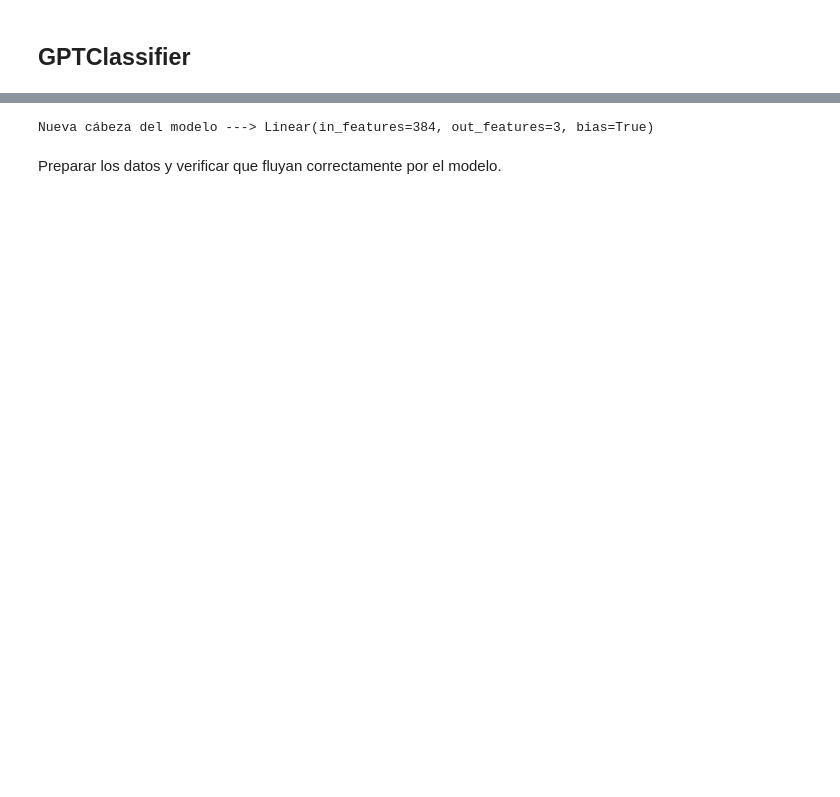
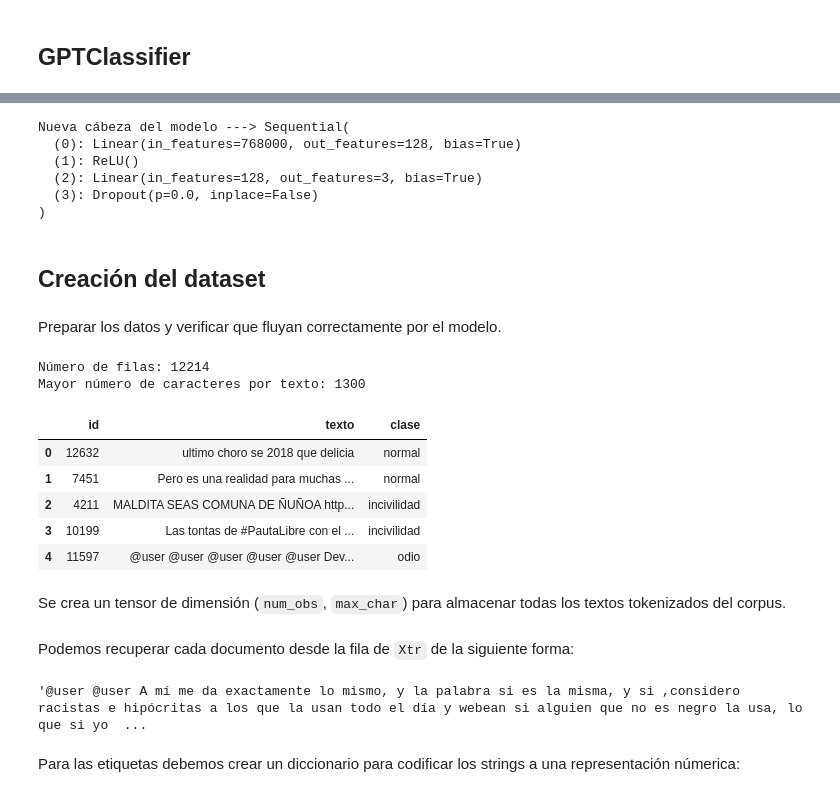
Before and after one commit to alcazar90/gpt-sentiment, a Jupyter notebook: model-usage.ipynb, the cells around one changed output, grey strips where cells are left out. Drawn from its saved outputs; the diff is of its cells as text; code cells hidden in the pictures; blank space fills up the shorter version.

Commit message:
Update GPTClassifier, add dataset class, & training

```diff
--- a/model-usage.ipynb
+++ b/model-usage.ipynb
@@ -80,7 +116,7 @@ Cargar tokenizador y crear funciones `encode` y `decode`:
 model.eval()
 model.to(device)
 
-with open('./data/by_char/meta.pkl', 'rb') as f:
+with open('./data/extended_by_char/meta.pkl', 'rb') as f:
     meta = pickle.load(f)
     vocab_size = meta['vocab_size']
     itos = meta['itos']
@@ -157,7 +203,36 @@ class GPTClassifier(nn.Module):
 # %%
 clf = GPTClassifier(model, n_classes=3, freeze=True)
-print(f"Nueva cábeza del modelo ---> {clf.gpt_backbone.lm_head}")
+clf.to(device)
+print(f"Nueva cábeza del modelo ---> {clf.lm_head}")
 # %% [output]
-Nueva cábeza del modelo ---> Linear(in_features=384, out_features=3, bias=True)
+Nueva cábeza del modelo ---> Sequential(
+  (0): Linear(in_features=768000, out_features=128, bias=True)
+  (1): ReLU()
+  (2): Linear(in_features=128, out_features=3, bias=True)
+  (3): Dropout(p=0.0, inplace=False)
+)
+# %% [markdown]
+## Creación del dataset
 # %% [markdown]
 Preparar los datos y verificar que fluyan correctamente por el modelo.
+# %%
+import pandas as pd
+
+train_df = pd.read_csv('./data/train.tsv', sep='\t')
+num_obs = train_df.shape[0]
+max_char = train_df.texto.str.len().max()
+print(f"Número de filas: {num_obs}")
+print(f"Mayor número de caracteres por texto: {max_char}")
+train_df.head()
+# %% [output]
+Número de filas: 12214
+Mayor número de caracteres por texto: 1300
+|  | id | texto | clase |
+| 0 | 12632 | ultimo choro se 2018 que delicia | normal |
+| 1 | 7451 | Pero es una realidad para muchas ... | normal |
+| 2 | 4211 | MALDITA SEAS COMUNA DE ÑUÑOA http... | incivilidad |
+| 3 | 10199 | Las tontas de #PautaLibre con el ... | incivilidad |
+| 4 | 11597 | @user @user @user @user @user Dev... | odio |
+# %% [markdown]
+Se crea un tensor de dimensión (`num_obs`, `max_char`) para almacenar
+todas los textos tokenizados del corpus.
@@ -163,0 +248,10 @@ Preparar los datos y verificar que fluyan correctamente por el modelo.
+# %% [markdown]
+Podemos recuperar cada documento desde la fila de `Xtr` de la
+siguiente forma:
+# %%
+decode(X[1200, :].tolist()).replace('\t', '')
+# %% [output]
+'@user @user A mí me da exactamente lo mismo, y la palabra si es la misma, y si ,considero racistas e hipócritas a los que la usan todo el día y webean si alguien que no es negro la usa, lo que si yo  ...
+# %% [markdown]
+Para las etiquetas debemos crear un diccionario para codificar los strings
+a una representación númerica:
```
Also changed, not shown: parts of 43 cells of this notebook.
